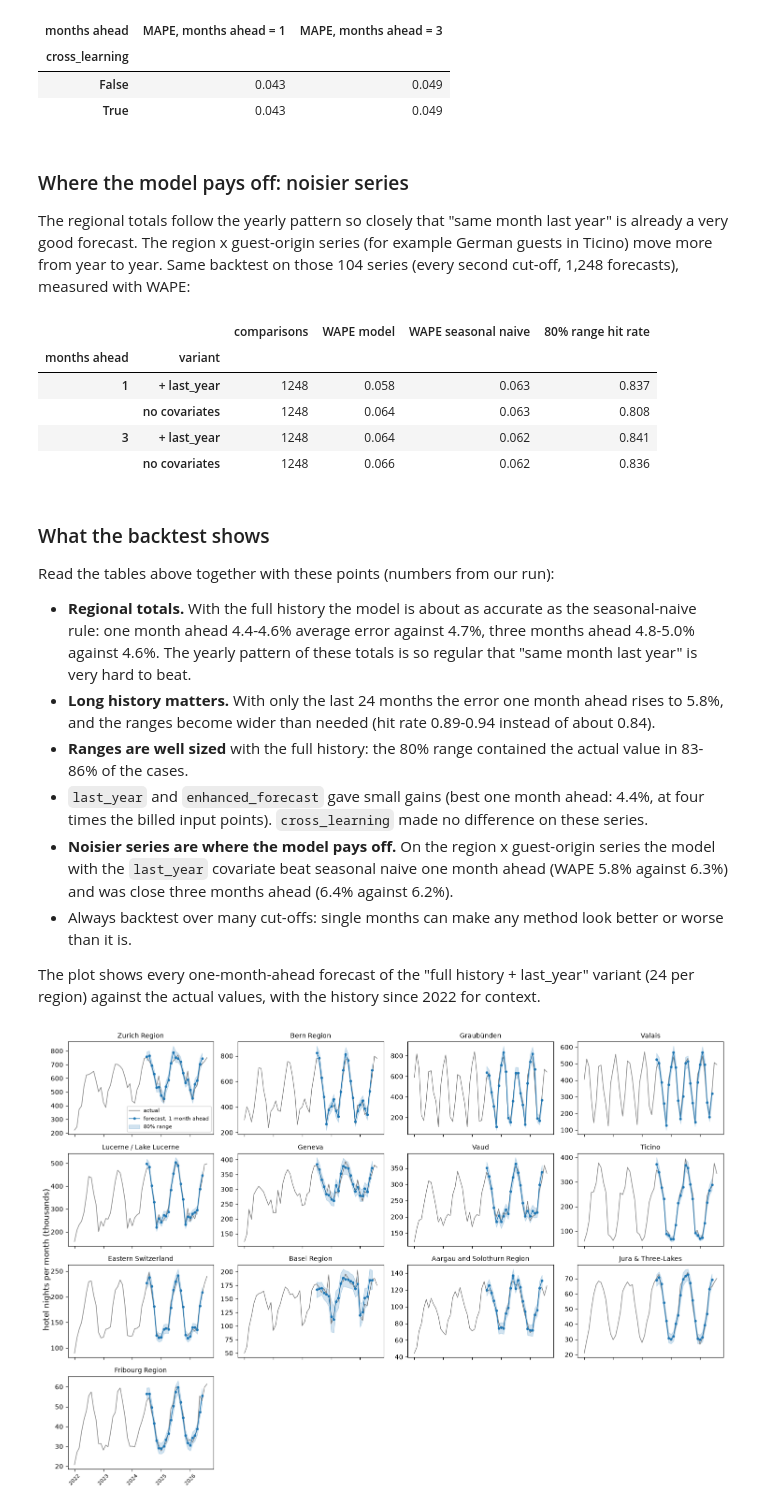
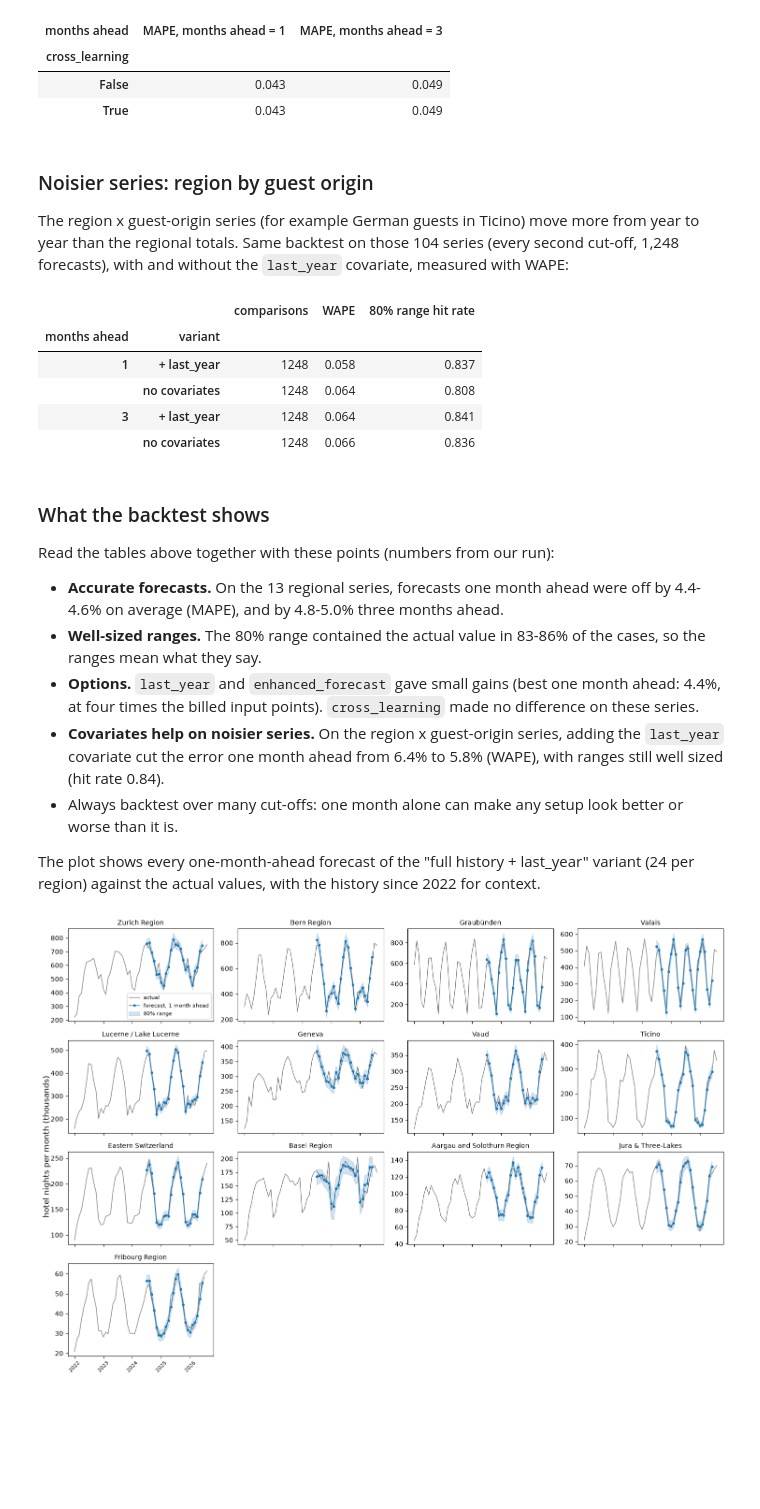
Before and after one commit to SAP-samples/sap-btp-ai-best-practices, a Jupyter notebook: best-practices/narrow-ai/RPT-1/python/rest/03_RPT-TS_forecast.ipynb, the cells around one changed output. Drawn from its saved outputs; the diff is of its cells as text; code cells hidden in the pictures; blank space fills up the shorter version.

```diff
--- a/best-practices/narrow-ai/RPT-1/python/rest/03_RPT-TS_forecast.ipynb
+++ b/best-practices/narrow-ai/RPT-1/python/rest/03_RPT-TS_forecast.ipynb
@@ -324,20 +322,19 @@ FIRST_FORECAST = months.get_loc(pd.Timestamp("2024-07-01"))
 CUTOFFS = list(range(FIRST_FORECAST, FIRST_FORECAST + 24))  # history = months[:cutoff]
 
 
-def make_series(table, key, cutoff, horizon, with_last_year=False, history_months=None):
-    '''History of one series up to `cutoff` (exclusive), optionally shortened and with the last_year covariate.'''
-    start = 0 if history_months is None else cutoff - history_months
+def make_series(table, key, cutoff, horizon, with_last_year=False):
+    '''Full history of one series up to `cutoff` (exclusive), optionally with the last_year covariate.'''
     values = table.loc[key]
-    series = {"timestamp": [m.strftime("%Y-%m-%d") for m in months[start:cutoff]],
-              "target": values.iloc[start:cutoff].tolist()}
+    series = {"timestamp": [m.strftime("%Y-%m-%d") for m in months[:cutoff]],
+              "target": values.iloc[:cutoff].tolist()}
     if with_last_year:
         lagged = values.shift(12)
-        series["past_covariates"] = {"last_year": [None if np.isnan(v) else v for v in lagged.iloc[start:cutoff]]}
+        series["past_covariates"] = {"last_year": [None if np.isnan(v) else v for v in lagged.iloc[:cutoff]]}
         series["future_covariates"] = {"last_year": lagged.iloc[cutoff:cutoff + horizon].tolist()}
     return series
 
 
-def rolling_backtest(table, cutoffs, horizon=3, with_last_year=False, history_months=None, options=None, chunk=100):
+def rolling_backtest(table, cutoffs, horizon=3, with_last_year=False, options=None, chunk=100):
     '''Forecast `horizon` months after every cut-off for every series of `table`; one row per forecast step.'''
     keys = [(cutoff, key) for cutoff in cutoffs for key in table.index]
     frames = []
@@ -345,7 +342,7 @@ def rolling_backtest(table, cutoffs, horizon=3, with_last_year=False, history_mo
         part = keys[start:start + chunk]
         response = client.forecast({
             "horizon": horizon,
-            "data": [make_series(table, key, cutoff, horizon, with_last_year, history_months) for cutoff, key in part],
+            "data": [make_series(table, key, cutoff, horizon, with_last_year) for cutoff, key in part],
             "options": {"clip_min": 0, "confidence_interval": 0.8, **(options or {})},
         }, compress=True)
         frame = forecast_to_frame(response)
@@ -356,21 +353,17 @@ def rolling_backtest(table, cutoffs, horizon=3, with_last_year=False, history_mo
     position = frame["cutoff"] + frame["step"] - 1
     frame["month"] = months[position]
     frame["actual"] = [table.loc[k].iloc[p] for k, p in zip(frame["key"], position)]
-    frame["seasonal_naive"] = [table.loc[k].iloc[p - 12] for k, p in zip(frame["key"], position)]
     return frame
 
 
 def score(frame, step):
-    '''Accuracy at one forecast step (1 = next month) for the model and the seasonal-naive baseline.'''
+    '''Accuracy of the forecasts at one forecast step (1 = next month): MAPE, WAPE and 80% range hit rate.'''
     part = frame[frame["step"] == step]
-    def mape(predicted):
-        return (np.abs(predicted - part["actual"]) / part["actual"]).mean()
-    def wape(predicted):
-        return np.abs(predicted - part["actual"]).sum() / part["actual"].sum()
+    error = np.abs(part["point"] - part["actual"])
     return {
         "comparisons": len(part),
-        "MAPE model": mape(part["point"]), "MAPE seasonal naive": mape(part["seasonal_naive"]),
-        "WAPE model": wape(part["point"]), "WAPE seasonal naive": wape(part["seasonal_naive"]),
+        "MAPE": (error / part["actual"]).mean(),
+        "WAPE": error.sum() / part["actual"].sum(),
         "80% range hit rate": ((part["actual"] >= part["lower"]) & (part["actual"] <= part["upper"])).mean(),
     }
 # %% [markdown]
@@ -433,37 +424,35 @@ pd.DataFrame(cross_rows).pivot_table(index="cross_learning", columns="months ahe
 | False | 0.043 | 0.049 |
 | True | 0.043 | 0.049 |
 # %% [markdown]
-### Where the model pays off: noisier series
+### Noisier series: region by guest origin
 
-The regional totals follow the yearly pattern so closely that "same month last year" is already a very good forecast. The region x guest-origin series (for example German guests in Ticino) move more from year to year. Same backtest on those 104 series (every second cut-off, 1,248 forecasts), measured with WAPE:
+The region x guest-origin series (for example German guests in Ticino) move more from year to year than the regional totals. Same backtest on those 104 series (every second cut-off, 1,248 forecasts), with and without the `last_year` covariate, measured with WAPE:
 # %%
 origin_rows = []
 for name, settings in tqdm({"no covariates": dict(), "+ last_year": dict(with_last_year=True)}.items(), desc="backtests"):
     frame = rolling_backtest(origins, CUTOFFS[::2], **settings)
     for step in (1, 3):
         result = score(frame, step)
         origin_rows.append({"variant": name, "months ahead": step, "comparisons": result["comparisons"],
-                            "WAPE model": result["WAPE model"], "WAPE seasonal naive": result["WAPE seasonal naive"],
-                            "80% range hit rate": result["80% range hit rate"]})
+                            "WAPE": result["WAPE"], "80% range hit rate": result["80% range hit rate"]})
 pd.DataFrame(origin_rows).set_index(["months ahead", "variant"]).sort_index().round(3)
 # %% [output]
-|  |  | comparisons | WAPE model | WAPE seasonal naive | 80% range hit rate |
-| months ahead | variant |  |  |  |  |
-| 1 | + last_year | 1248 | 0.058 | 0.063 | 0.837 |
-|  | no covariates | 1248 | 0.064 | 0.063 | 0.808 |
-| 3 | + last_year | 1248 | 0.064 | 0.062 | 0.841 |
-|  | no covariates | 1248 | 0.066 | 0.062 | 0.836 |
+|  |  | comparisons | WAPE | 80% range hit rate |
+| months ahead | variant |  |  |  |
+| 1 | + last_year | 1248 | 0.058 | 0.837 |
+|  | no covariates | 1248 | 0.064 | 0.808 |
+| 3 | + last_year | 1248 | 0.064 | 0.841 |
+|  | no covariates | 1248 | 0.066 | 0.836 |
 # %% [markdown]
 ### What the backtest shows
 
 Read the tables above together with these points (numbers from our run):
 
-* **Regional totals.** With the full history the model is about as accurate as the seasonal-naive rule: one month ahead 4.4-4.6% average error against 4.7%, three months ahead 4.8-5.0% against 4.6%. The yearly pattern of these totals is so regular that "same month last year" is very hard to beat.
-* **Long history matters.** With only the last 24 months the error one month ahead rises to 5.8%, and the ranges become wider than needed (hit rate 0.89-0.94 instead of about 0.84).
-* **Ranges are well sized** with the full history: the 80% range contained the actual value in 83-86% of the cases.
-* `last_year` and `enhanced_forecast` gave small gains (best one month ahead: 4.4%, at four times the billed input points). `cross_learning` made no difference on these series.
-* **Noisier series are where the model pays off.** On the region x guest-origin series the model with the `last_year` covariate beat seasonal naive one month ahead (WAPE 5.8% against 6.3%) and was close three months ahead (6.4% against 6.2%).
-* Always backtest over many cut-offs: single months can make any method look better or worse than it is.
+* **Accurate forecasts.** On the 13 regional series, forecasts one month ahead were off by 4.4-4.6% on average (MAPE), and by 4.8-5.0% three months ahead.
+* **Well-sized ranges.** The 80% range contained the actual value in 83-86% of the cases, so the ranges mean what they say.
+* **Options.** `last_year` and `enhanced_forecast` gave small gains (best one month ahead: 4.4%, at four times the billed input points). `cross_learning` made no difference on these series.
+* **Covariates help on noisier series.** On the region x guest-origin series, adding the `last_year` covariate cut the error one month ahead from 6.4% to 5.8% (WAPE), with ranges still well sized (hit rate 0.84).
+* Always backtest over many cut-offs: one month alone can make any setup look better or worse than it is.
 
 The plot shows every one-month-ahead forecast of the "full history + last_year" variant (24 per region) against the actual values, with the history since 2022 for context.
 # %%
```
Also changed, not shown: parts of 8 cells of this notebook, 4 other files.
